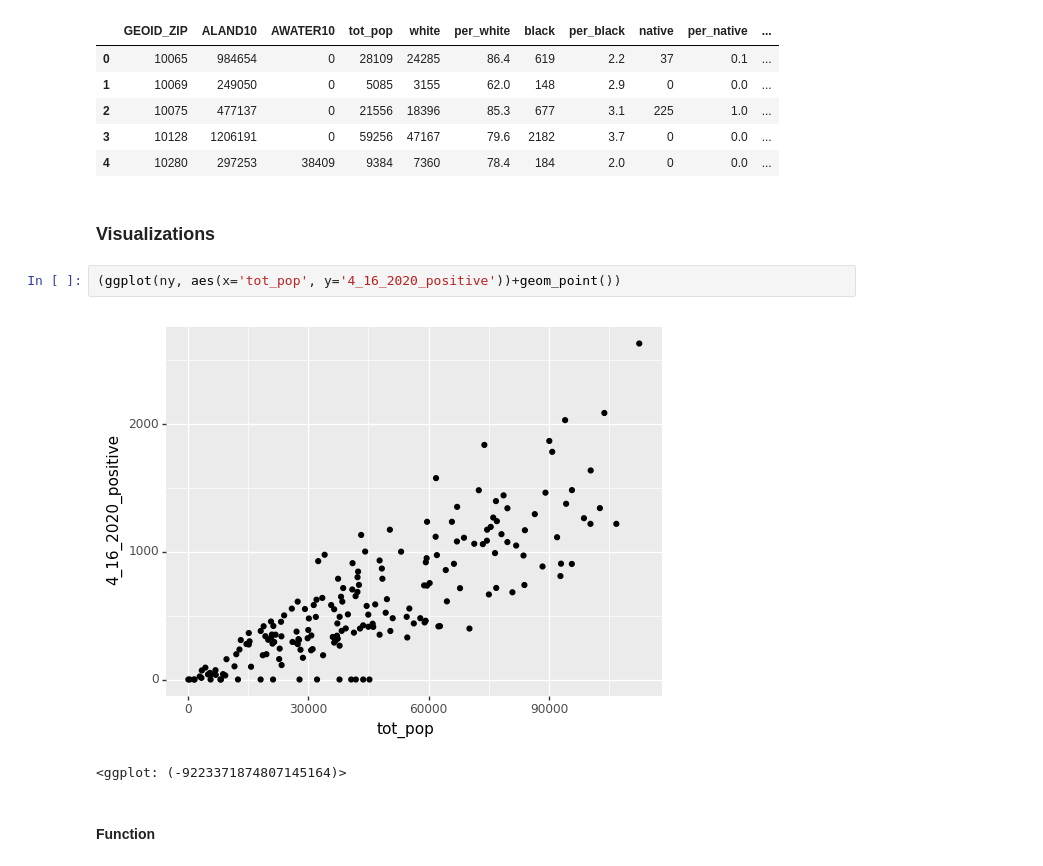
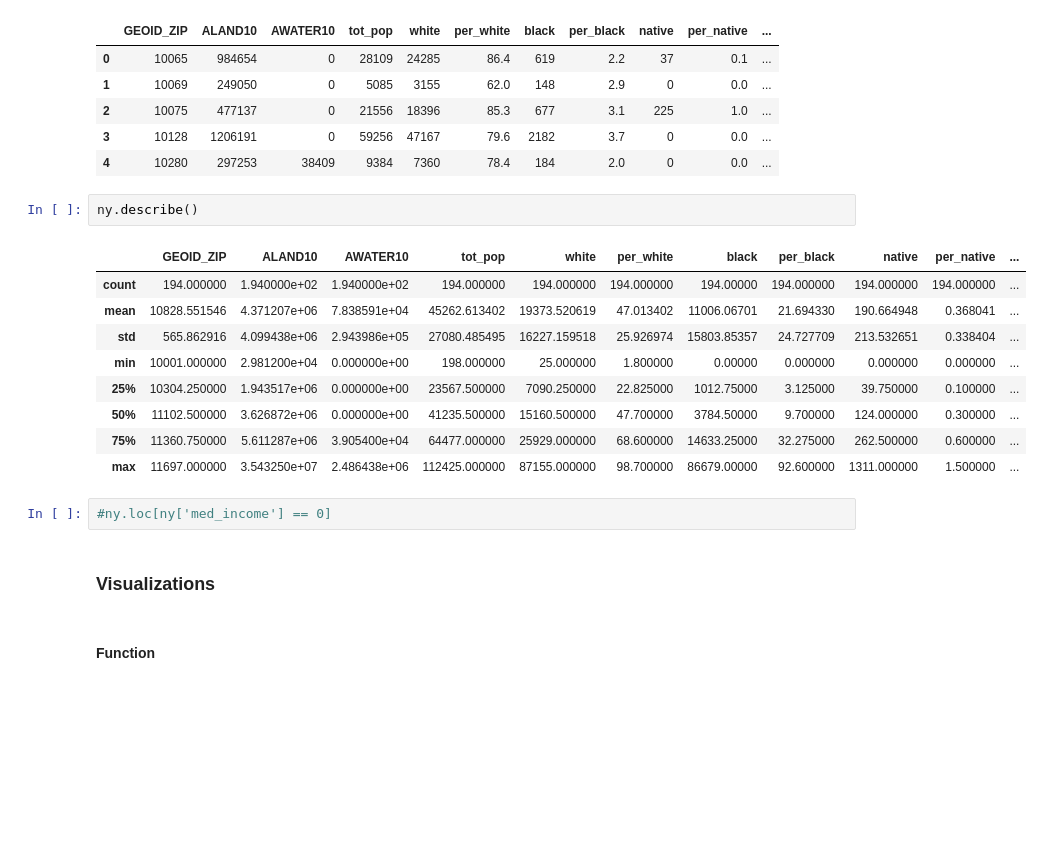
Before and after one commit to abechtel31/CPSC392-Final, a Jupyter notebook: nl-ols.ipynb, the cells around one changed output. Drawn from its saved outputs; the diff is of its cells as text; blank space fills up the shorter version.

```diff
--- a/nl-ols.ipynb
+++ b/nl-ols.ipynb
@@ -40,13 +42,22 @@ ny.head()
 | 2 | 10075 | 477137 | 0 | 21556 | 18396 | 85.3 | 677 | 3.1 | 225 | 1.0 | ... |
 | 3 | 10128 | 1206191 | 0 | 59256 | 47167 | 79.6 | 2182 | 3.7 | 0 | 0.0 | ... |
 | 4 | 10280 | 297253 | 38409 | 9384 | 7360 | 78.4 | 184 | 2.0 | 0 | 0.0 | ... |
+# %%
+ny.describe()
+# %% [output]
+|  | GEOID_ZIP | ALAND10 | AWATER10 | tot_pop | white | per_white | black | per_black | native | per_native | ... |
+| count | 194.000000 | 1.940000e+02 | 1.940000e+02 | 194.000000 | 194.000000 | 194.000000 | 194.00000 | 194.000000 | 194.000000 | 194.000000 | ... |
+| mean | 10828.551546 | 4.371207e+06 | 7.838591e+04 | 45262.613402 | 19373.520619 | 47.013402 | 11006.06701 | 21.694330 | 190.664948 | 0.368041 | ... |
+| std | 565.862916 | 4.099438e+06 | 2.943986e+05 | 27080.485495 | 16227.159518 | 25.926974 | 15803.85357 | 24.727709 | 213.532651 | 0.338404 | ... |
+| min | 10001.000000 | 2.981200e+04 | 0.000000e+00 | 198.000000 | 25.000000 | 1.800000 | 0.00000 | 0.000000 | 0.000000 | 0.000000 | ... |
+| 25% | 10304.250000 | 1.943517e+06 | 0.000000e+00 | 23567.500000 | 7090.250000 | 22.825000 | 1012.75000 | 3.125000 | 39.750000 | 0.100000 | ... |
+| 50% | 11102.500000 | 3.626872e+06 | 0.000000e+00 | 41235.500000 | 15160.500000 | 47.700000 | 3784.50000 | 9.700000 | 124.000000 | 0.300000 | ... |
+| 75% | 11360.750000 | 5.611287e+06 | 3.905400e+04 | 64477.000000 | 25929.000000 | 68.600000 | 14633.25000 | 32.275000 | 262.500000 | 0.600000 | ... |
+| max | 11697.000000 | 3.543250e+07 | 2.486438e+06 | 112425.000000 | 87155.000000 | 98.700000 | 86679.00000 | 92.600000 | 1311.000000 | 1.500000 | ... |
+# %%
+#ny.loc[ny['med_income'] == 0]
 # %% [markdown]
 ### Visualizations
-# %%
-(ggplot(ny, aes(x='tot_pop', y='4_16_2020_positive'))+geom_point())
-# %% [output]
-[figure, removed]
-<ggplot: (-9223371874807145164)>
 # %% [markdown]
 #### Function
 # %%
```
Also changed, not shown: parts of 1 cell of this notebook, 58 other files.
